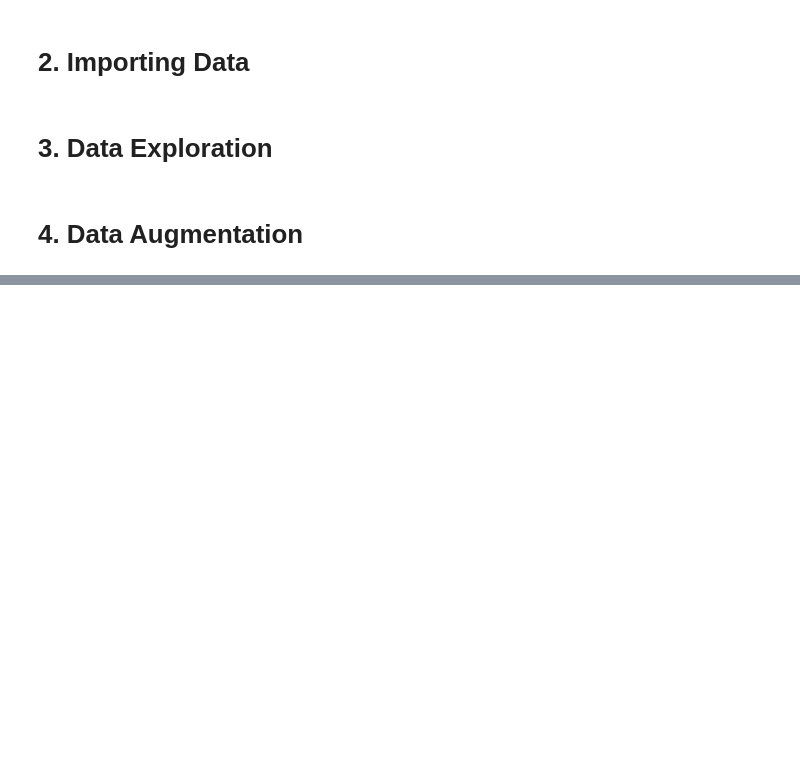
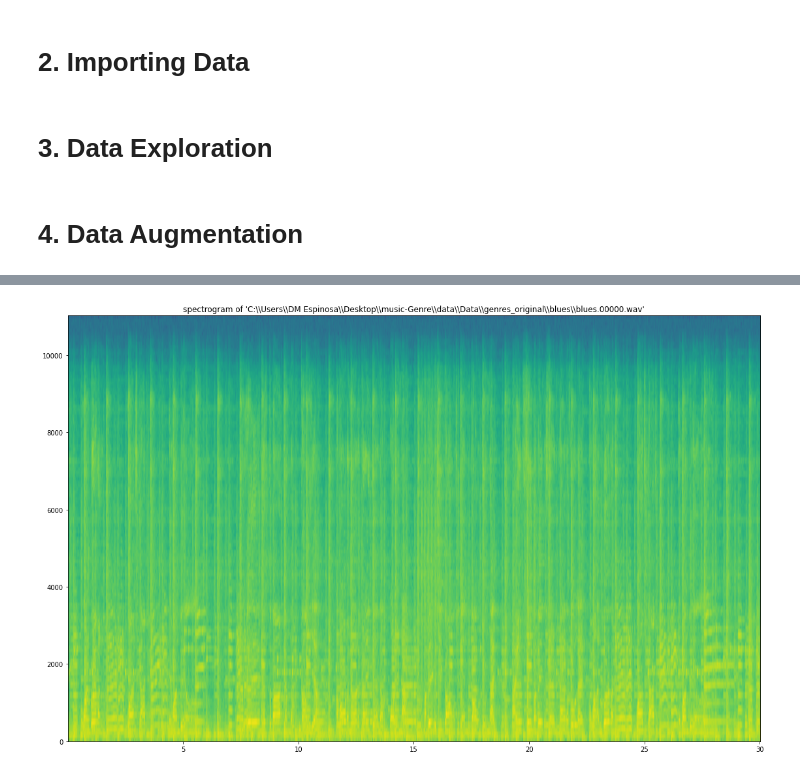
Before and after one commit to deanihou/music-Genre, a Jupyter notebook: data_collection.ipynb, the cells around one changed output, grey strips where cells are left out. Drawn from its saved outputs; the diff is of its cells as text; code cells hidden in the pictures; blank space fills up the shorter version.

```diff
--- a/data_collection.ipynb
+++ b/data_collection.ipynb
@@ -36,0 +95,20 @@ from sklearn.metrics import classification_report
+# %%
+
+def graph_spectrogram(wav_file):
+    sound_info, frame_rate = get_wav_info(wav_file)
+    pylab.figure(num=None, figsize=(19, 12))
+    pylab.subplot(111)
+    pylab.title('spectrogram of %r' % wav_file)
+    pylab.specgram(sound_info, Fs=frame_rate)
+    pylab.savefig('spectrogram.png')
+def get_wav_info(wav_file):
+    wav = wave.open(wav_file, 'r')
+    frames = wav.readframes(-1)
+    sound_info = pylab.fromstring(frames, 'int16')
+    frame_rate = wav.getframerate()
+    wav.close()
+    return sound_info, frame_rate
+
+graph_spectrogram(r"C:\Users\DM Espinosa\Desktop\music-Genre\data\Data\genres_original\blues\blues.00000.wav")
+# %% [output]
+[figure, added]
```
Also changed, not shown: parts of 5 cells of this notebook, 1 other file.
